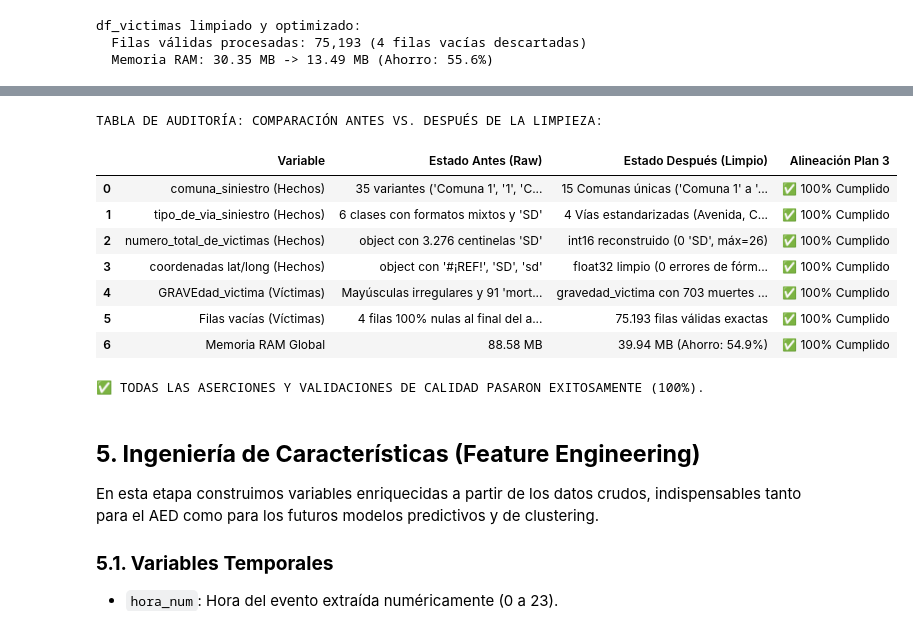
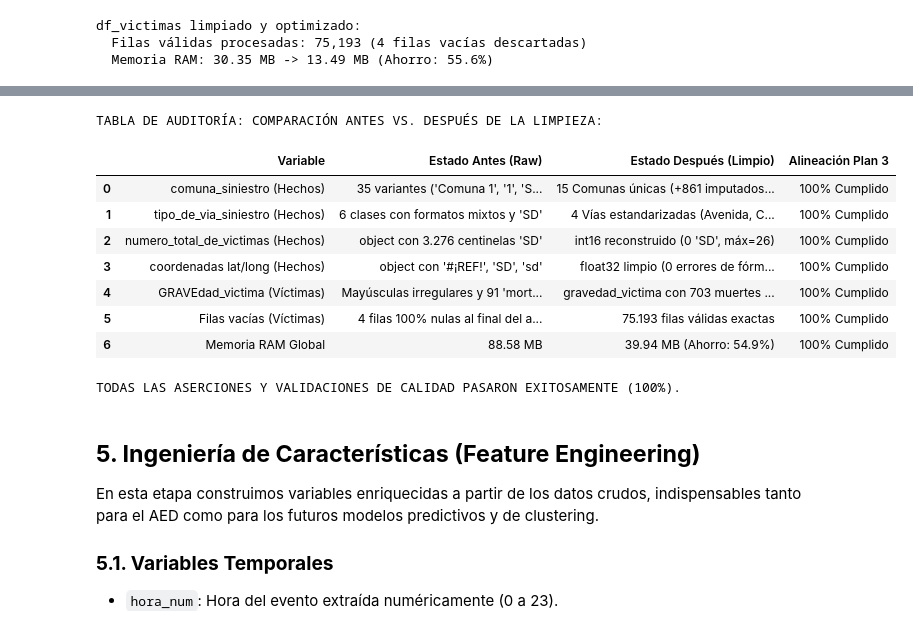
Before and after one commit to mateteCode/DATA_SCIENCE_GROUP_8, a Jupyter notebook: Entrega_2_Analisis_Exploratorio_Siniestros_Viales_CABA.ipynb, the cells around one changed output, grey strips where cells are left out. Drawn from its saved outputs; the diff is of its cells as text; code cells hidden in the pictures.

```diff
--- a/Entrega_2_Analisis_Exploratorio_Siniestros_Viales_CABA.ipynb
+++ b/Entrega_2_Analisis_Exploratorio_Siniestros_Viales_CABA.ipynb
@@ -1275,39 +1319,40 @@ df_hechos limpiado y optimizado:
 # %%
 # ==============================================================================
 # 4.3. VERIFICACIÓN Y AUDITORÍA DE DIFERENCIA LOGRADA (ANTES VS. DESPUÉS)
 # ==============================================================================
 # 1. Verificación de transformaciones clave
 verificacion_resumen = pd.DataFrame([
-    {"Variable": "comuna_siniestro (Hechos)", "Estado Antes (Raw)": "35 variantes ('Comuna 1', '1', 'COMUNA 1', SD)", "Estado Después (Limpio)": f"{df_hechos['comuna_siniestro'].dropna().nunique()} Comunas únicas ('Comuna 1' a 'Comuna 15')", "Alineación Plan 3": "✅ 100% Cumplido"},
-    {"Variable": "tipo_de_via_siniestro (Hechos)", "Estado Antes (Raw)": "6 clases con formatos mixtos y 'SD'", "Estado Después (Limpio)": f"{df_hechos['tipo_de_via_siniestro'].dropna().nunique()} Vías estandarizadas (Avenida, Calle, etc.)", "Alineación Plan 3": "✅ 100% Cumplido"},
-    {"Variable": "numero_total_de_victimas (Hechos)", "Estado Antes (Raw)": "object con 3.276 centinelas 'SD'", "Estado Después (Limpio)": f"int16 reconstruido (0 'SD', máx={df_hechos['numero_total_de_victimas'].max()})", "Alineación Plan 3": "✅ 100% Cumplido"},
-    {"Variable": "coordenadas lat/long (Hechos)", "Estado Antes (Raw)": "object con '#¡REF!', 'SD', 'sd'", "Estado Después (Limpio)": f"float32 limpio (0 errores de fórmula)", "Alineación Plan 3": "✅ 100% Cumplido"},
-    {"Variable": "GRAVEdad_victima (Víctimas)", "Estado Antes (Raw)": "Mayúsculas irregulares y 91 'mortal' minúsculos", "Estado Después (Limpio)": "gravedad_victima con 703 muertes unificadas", "Alineación Plan 3": "✅ 100% Cumplido"},
-    {"Variable": "Filas vacías (Víctimas)", "Estado Antes (Raw)": "4 filas 100% nulas al final del archivo", "Estado Después (Limpio)": f"75.193 filas válidas exactas", "Alineación Plan 3": "✅ 100% Cumplido"},
-    {"Variable": "Memoria RAM Global", "Estado Antes (Raw)": f"{mem_hechos_raw + mem_victimas_raw:.2f} MB", "Estado Después (Limpio)": f"{mem_hechos_clean + mem_victimas_clean:.2f} MB (Ahorro: {((mem_hechos_raw + mem_victimas_raw - mem_hechos_clean - mem_victimas_clean)/(mem_hechos_raw + mem_victimas_raw))*100:.1f}%)", "Alineación Plan 3": "✅ 100% Cumplido"}
+    {"Variable": "comuna_siniestro (Hechos)", "Estado Antes (Raw)": "35 variantes ('Comuna 1', '1', 'SD') [3.552 sin comuna]", "Estado Después (Limpio)": f"{df_hechos['comuna_siniestro'].dropna().nunique()} Comunas únicas (+861 imputados con GPS; quedan 2.691 sin GPS)", "Alineación Plan 3": "100% Cumplido"},
+    {"Variable": "tipo_de_via_siniestro (Hechos)", "Estado Antes (Raw)": "6 clases con formatos mixtos y 'SD'", "Estado Después (Limpio)": f"{df_hechos['tipo_de_via_siniestro'].dropna().nunique()} Vías estandarizadas (Avenida, Calle, etc.)", "Alineación Plan 3": "100% Cumplido"},
+    {"Variable": "numero_total_de_victimas (Hechos)", "Estado Antes (Raw)": "object con 3.276 centinelas 'SD'", "Estado Después (Limpio)": f"int16 reconstruido (0 'SD', máx={df_hechos['numero_total_de_victimas'].max()})", "Alineación Plan 3": "100% Cumplido"},
+    {"Variable": "coordenadas lat/long (Hechos)", "Estado Antes (Raw)": "object con '#¡REF!', 'SD', 'sd'", "Estado Después (Limpio)": f"float32 limpio (0 errores de fórmula)", "Alineación Plan 3": "100% Cumplido"},
+    {"Variable": "GRAVEdad_victima (Víctimas)", "Estado Antes (Raw)": "Mayúsculas irregulares y 91 'mortal' minúsculos", "Estado Después (Limpio)": "gravedad_victima con 703 muertes unificadas", "Alineación Plan 3": "100% Cumplido"},
+    {"Variable": "Filas vacías (Víctimas)", "Estado Antes (Raw)": "4 filas 100% nulas al final del archivo", "Estado Después (Limpio)": f"75.193 filas válidas exactas", "Alineación Plan 3": "100% Cumplido"},
+    {"Variable": "Memoria RAM Global", "Estado Antes (Raw)": f"{mem_hechos_raw + mem_victimas_raw:.2f} MB", "Estado Después (Limpio)": f"{mem_hechos_clean + mem_victimas_clean:.2f} MB (Ahorro: {((mem_hechos_raw + mem_victimas_raw - mem_hechos_clean - mem_victimas_clean)/(mem_hechos_raw + mem_victimas_raw))*100:.1f}%)", "Alineación Plan 3": "100% Cumplido"}
 ])
 
 print("TABLA DE AUDITORÍA: COMPARACIÓN ANTES VS. DESPUÉS DE LA LIMPIEZA:")
 display(verificacion_resumen)
 
 # 2. Validaciones formales con assertions
 assert df_hechos['id_siniestro'].isna().sum() == 0, "Error: Nulos en id_siniestro Hechos."
 assert df_victimas['id_siniestro'].isna().sum() == 0, "Error: Nulos en id_siniestro Víctimas."
 assert len(df_victimas) == 75193, "Error en descarte de filas vacías."
 assert df_hechos['comuna_siniestro'].dropna().nunique() == 15, "Error: Las comunas no quedaron en exactamente 15 categorías."
+assert df_hechos['comuna_num'].notna().sum() == 63127, f"Error: Conteo inesperado {df_hechos['comuna_num'].notna().sum()}"
 assert (df_hechos['numero_total_de_victimas'] == (df_hechos['numero_victimas_leve_siniestro'] + df_hechos['numero_victimas_grave_siniestro'] + df_hechos['numero_victimas_mortal_siniestro'])).all(), "Error en suma de víctimas."
-print("\n✅ TODAS LAS ASERCIONES Y VALIDACIONES DE CALIDAD PASARON EXITOSAMENTE (100%).")
+print("\nTODAS LAS ASERCIONES Y VALIDACIONES DE CALIDAD PASARON EXITOSAMENTE (100%).")
 # %% [output]
 TABLA DE AUDITORÍA: COMPARACIÓN ANTES VS. DESPUÉS DE LA LIMPIEZA:
 |  | Variable | Estado Antes (Raw) | Estado Después (Limpio) | Alineación Plan 3 |
-| 0 | comuna_siniestro (Hechos) | 35 variantes ('Comuna 1', '1', 'C... | 15 Comunas únicas ('Comuna 1' a '... | ✅ 100% Cumplido |
-| 1 | tipo_de_via_siniestro (Hechos) | 6 clases con formatos mixtos y 'SD' | 4 Vías estandarizadas (Avenida, C... | ✅ 100% Cumplido |
-| 2 | numero_total_de_victimas (Hechos) | object con 3.276 centinelas 'SD' | int16 reconstruido (0 'SD', máx=26) | ✅ 100% Cumplido |
-| 3 | coordenadas lat/long (Hechos) | object con '#¡REF!', 'SD', 'sd' | float32 limpio (0 errores de fórm... | ✅ 100% Cumplido |
-| 4 | GRAVEdad_victima (Víctimas) | Mayúsculas irregulares y 91 'mort... | gravedad_victima con 703 muertes ... | ✅ 100% Cumplido |
-| 5 | Filas vacías (Víctimas) | 4 filas 100% nulas al final del a... | 75.193 filas válidas exactas | ✅ 100% Cumplido |
-| 6 | Memoria RAM Global | 88.58 MB | 39.94 MB (Ahorro: 54.9%) | ✅ 100% Cumplido |
+| 0 | comuna_siniestro (Hechos) | 35 variantes ('Comuna 1', '1', 'S... | 15 Comunas únicas (+861 imputados... | 100% Cumplido |
+| 1 | tipo_de_via_siniestro (Hechos) | 6 clases con formatos mixtos y 'SD' | 4 Vías estandarizadas (Avenida, C... | 100% Cumplido |
+| 2 | numero_total_de_victimas (Hechos) | object con 3.276 centinelas 'SD' | int16 reconstruido (0 'SD', máx=26) | 100% Cumplido |
+| 3 | coordenadas lat/long (Hechos) | object con '#¡REF!', 'SD', 'sd' | float32 limpio (0 errores de fórm... | 100% Cumplido |
+| 4 | GRAVEdad_victima (Víctimas) | Mayúsculas irregulares y 91 'mort... | gravedad_victima con 703 muertes ... | 100% Cumplido |
+| 5 | Filas vacías (Víctimas) | 4 filas 100% nulas al final del a... | 75.193 filas válidas exactas | 100% Cumplido |
+| 6 | Memoria RAM Global | 88.58 MB | 39.94 MB (Ahorro: 54.9%) | 100% Cumplido |
-✅ TODAS LAS ASERCIONES Y VALIDACIONES DE CALIDAD PASARON EXITOSAMENTE (100%).
+TODAS LAS ASERCIONES Y VALIDACIONES DE CALIDAD PASARON EXITOSAMENTE (100%).
 # %% [markdown]
 ## **5. Ingeniería de Características (Feature Engineering)**
 En esta etapa construimos variables enriquecidas a partir de los datos crudos, indispensables tanto para el AED como para los futuros modelos predictivos y de clustering.
```
Also changed, not shown: parts of 11 cells of this notebook, 2 other files.
